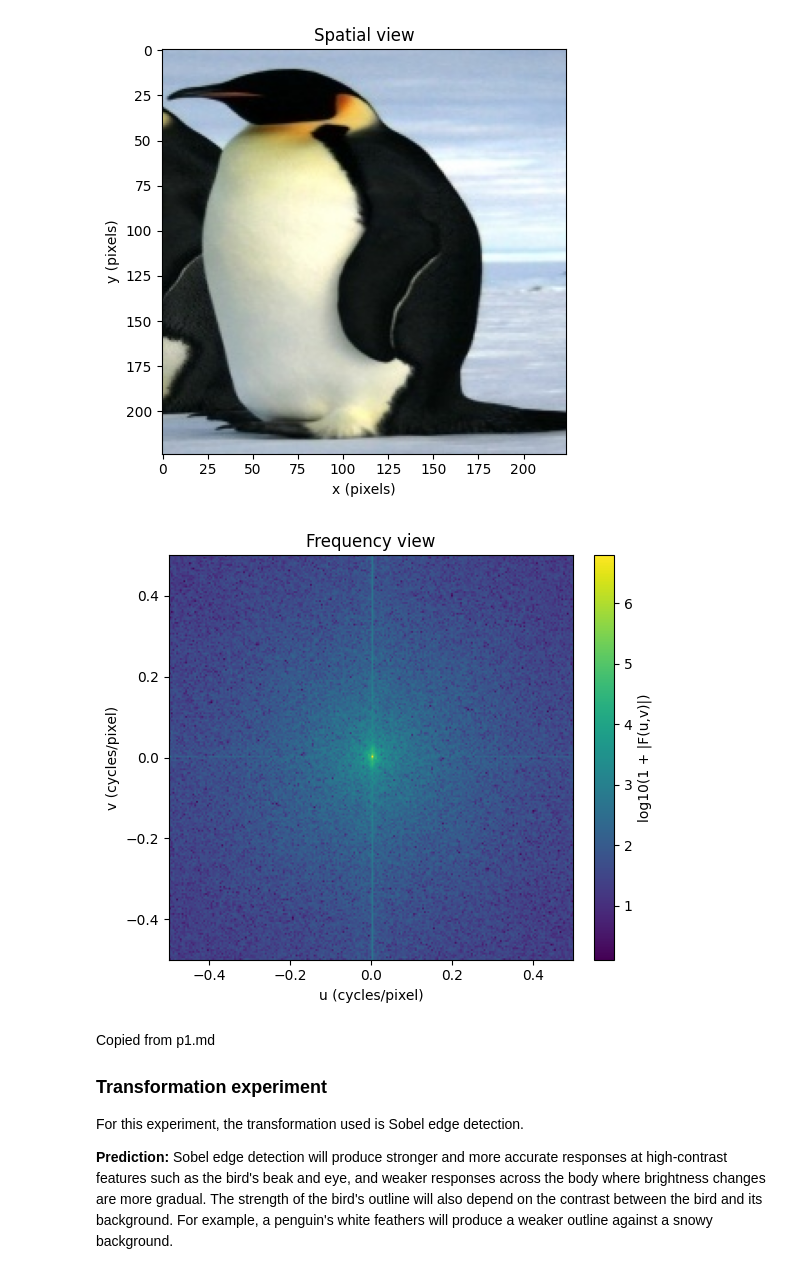
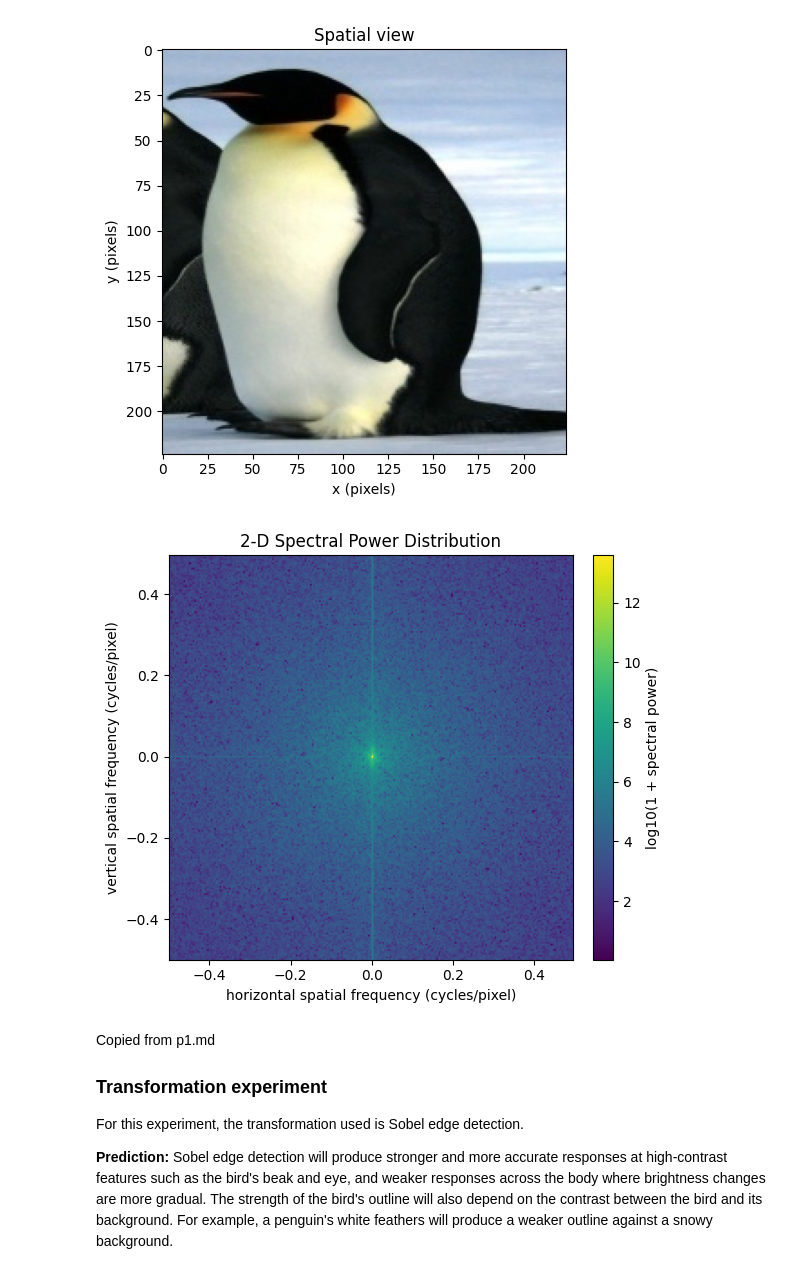
Before and after one commit to Fredrik321/Digital-information-processing, a Jupyter notebook: bird_dataset_analysis.ipynb, the cells around one changed output. Drawn from its saved outputs; the diff is of its cells as text; code cells hidden in the pictures.

```diff
--- a/bird_dataset_analysis.ipynb
+++ b/bird_dataset_analysis.ipynb
@@ -42,31 +42,38 @@ plt.show()
 # %%
 # Mean image across the dataset
 mean_img = np.zeros((*IMAGE_SIZE, 3), dtype=np.float64)
 for p in paths:
     mean_img += np.asarray(Image.open(p).convert("RGB"), dtype=np.float64)
 mean_img /= len(paths)
 gray = mean_img.mean(axis=2)
 
-# 2-D FFT
+# 2-D Fourier transform and spectral power distribution
 F = np.fft.fftshift(np.fft.fft2(gray))
-mag = np.log10(1 + np.abs(F))
+power = np.abs(F) ** 2
+power_log = np.log10(1 + power)
+
+# Spatial-frequency coordinates in cycles per pixel
+height, width = gray.shape
+u = np.fft.fftshift(np.fft.fftfreq(width))
+v = np.fft.fftshift(np.fft.fftfreq(height))
 
 fig, ax = plt.subplots(figsize=(6, 5))
 im = ax.imshow(
-    mag,
-    extent=[-0.5, 0.5, -0.5, 0.5],
+    power_log,
+    extent=[u[0], u[-1], v[0], v[-1]],
     origin="lower",
     cmap="viridis",
+    aspect="equal",
 )
-ax.set_xlabel("u (cycles/pixel)")
-ax.set_ylabel("v (cycles/pixel)")
-ax.set_title("Frequency view")
+ax.set_xlabel("horizontal spatial frequency (cycles/pixel)")
+ax.set_ylabel("vertical spatial frequency (cycles/pixel)")
+ax.set_title("2-D Spectral Power Distribution")
 cbar = fig.colorbar(im, ax=ax, fraction=0.046, pad=0.04)
-cbar.set_label("log10(1 + |F(u,v)|)")
+cbar.set_label("log10(1 + spectral power)")
 plt.tight_layout()
 plt.show()
 # %% [output]
-[figure, old version]
+[figure, new version]
 # %% [markdown]
 Copied from p1.md
 ### Transformation experiment
```
Also changed, not shown: parts of 2 cells of this notebook.
